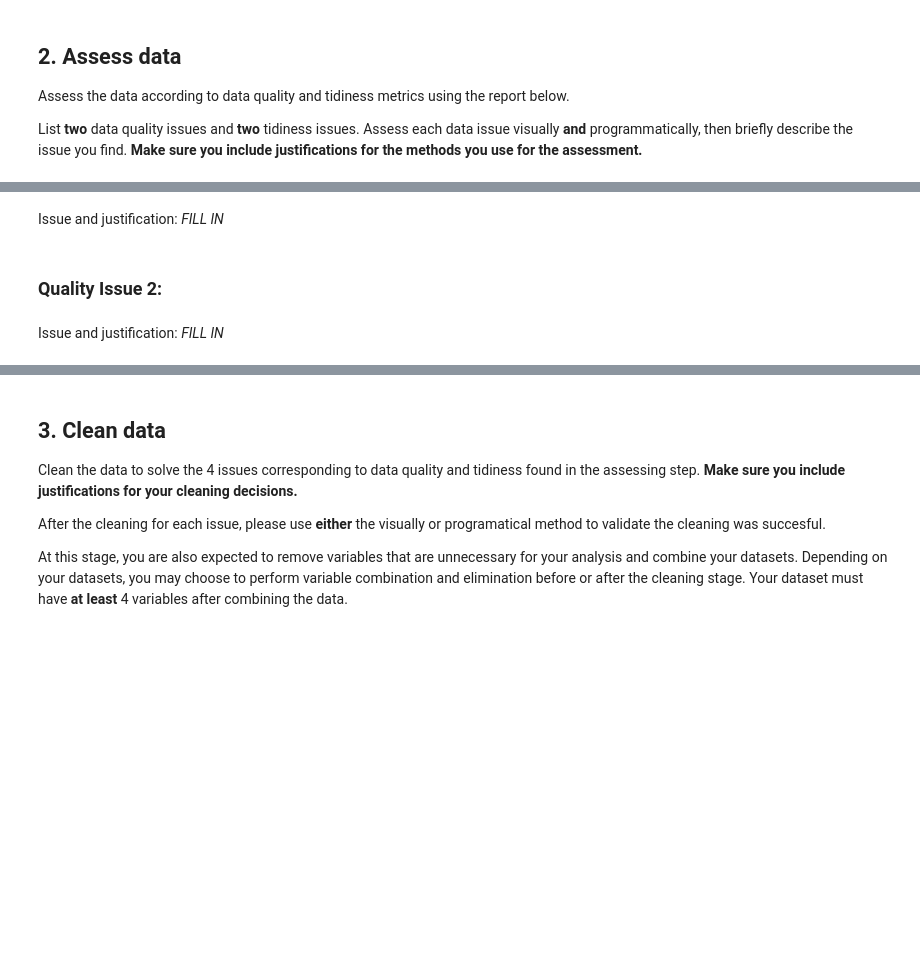
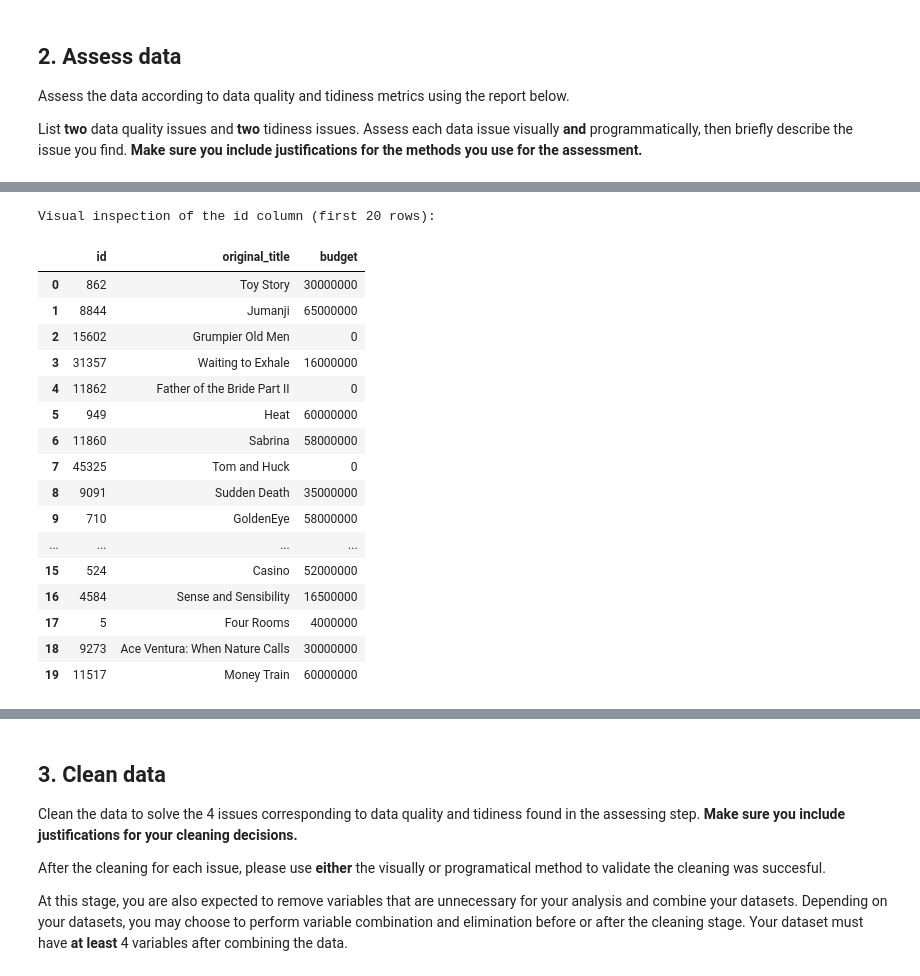
Before and after one commit to abdalnasser12/Real-World-Data-Wrangling-with-Python, a Jupyter notebook: Data_Wrangling_Project_Starter.ipynb, the cells around one changed output, grey strips where cells are left out. Drawn from its saved outputs; the diff is of its cells as text; code cells hidden in the pictures; blank space fills up the shorter version.

```diff
--- a/Data_Wrangling_Project_Starter.ipynb
+++ b/Data_Wrangling_Project_Starter.ipynb
@@ -116,0 +90,11 @@ Dataset variables:
+# %%
+# Dataset 1: Load the movies metadata CSV file (manually downloaded from Kaggle)
+# The file was downloaded from: https://www.kaggle.com/datasets/rounakbanik/the-movies-dataset
+# We use low_memory=False because the dataset has mixed types in some columns
+df_movies = pd.read_csv('archive/movies_metadata.csv', low_memory=False)
+
+# Display basic info about the dataset
+print(f'Dataset 1 shape: {df_movies.shape}')
+print(f'Number of rows: {df_movies.shape[0]}')
+print(f'Number of columns: {df_movies.shape[1]}')
+df_movies.head()
@@ -133,4 +177,0 @@ List **two** data quality issues and **two** tidiness issues. Assess each data i
-# %% [markdown]
-Issue and justification: *FILL IN*
-# %% [markdown]
-### Quality Issue 2:
@@ -141,2 +178,24 @@ Issue and justification: *FILL IN*
-# %% [markdown]
-Issue and justification: *FILL IN*
+# %%
+# Visual assessment: Display a sample of the 'id' column to spot non-numeric entries
+# We use head(20) to visually scan for any rows that look out of place
+print('Visual inspection of the id column (first 20 rows):')
+df_movies[['id', 'original_title', 'budget']].head(20)
+# %% [output]
+Visual inspection of the id column (first 20 rows):
+|  | id | original_title | budget |
+| 0 | 862 | Toy Story | 30000000 |
+| 1 | 8844 | Jumanji | 65000000 |
+| 2 | 15602 | Grumpier Old Men | 0 |
+| 3 | 31357 | Waiting to Exhale | 16000000 |
+| 4 | 11862 | Father of the Bride Part II | 0 |
+| 5 | 949 | Heat | 60000000 |
+| 6 | 11860 | Sabrina | 58000000 |
+| 7 | 45325 | Tom and Huck | 0 |
+| 8 | 9091 | Sudden Death | 35000000 |
+| 9 | 710 | GoldenEye | 58000000 |
+| ... | ... | ... | ... |
+| 15 | 524 | Casino | 52000000 |
+| 16 | 4584 | Sense and Sensibility | 16500000 |
+| 17 | 5 | Four Rooms | 4000000 |
+| 18 | 9273 | Ace Ventura: When Nature Calls | 30000000 |
+| 19 | 11517 | Money Train | 60000000 |
```
Also changed, not shown: parts of 91 cells of this notebook, 3 other files.
